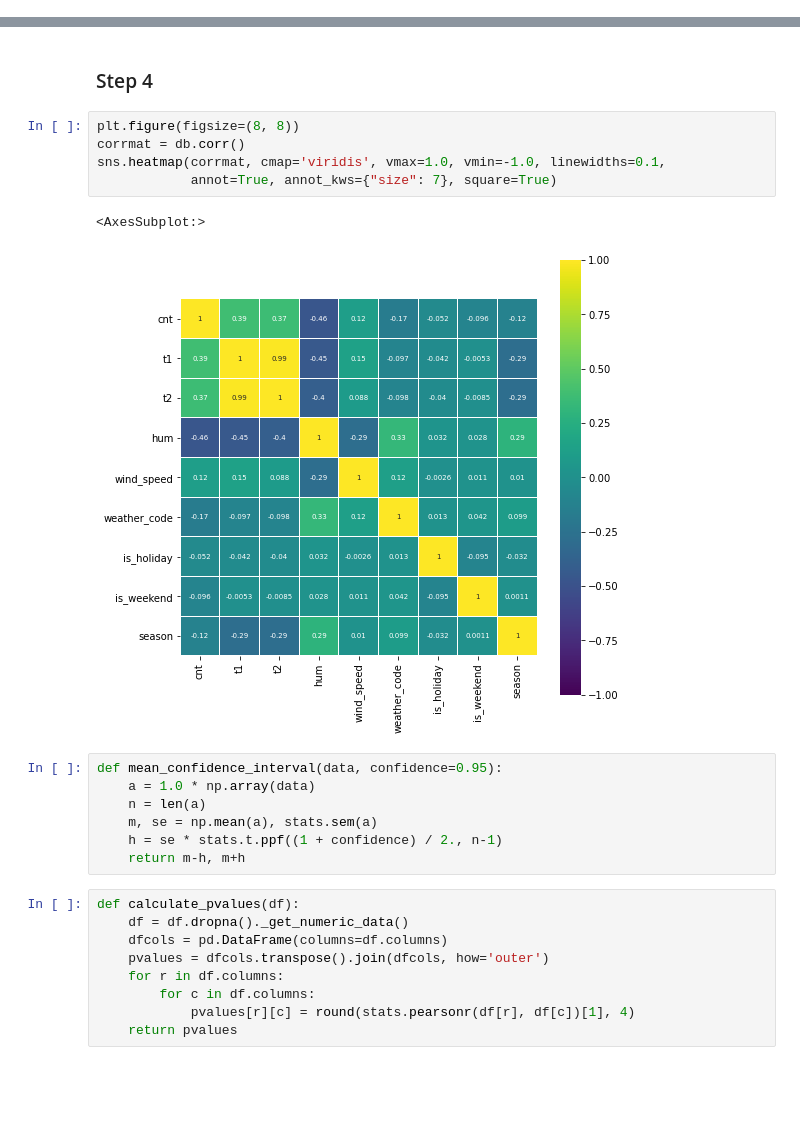
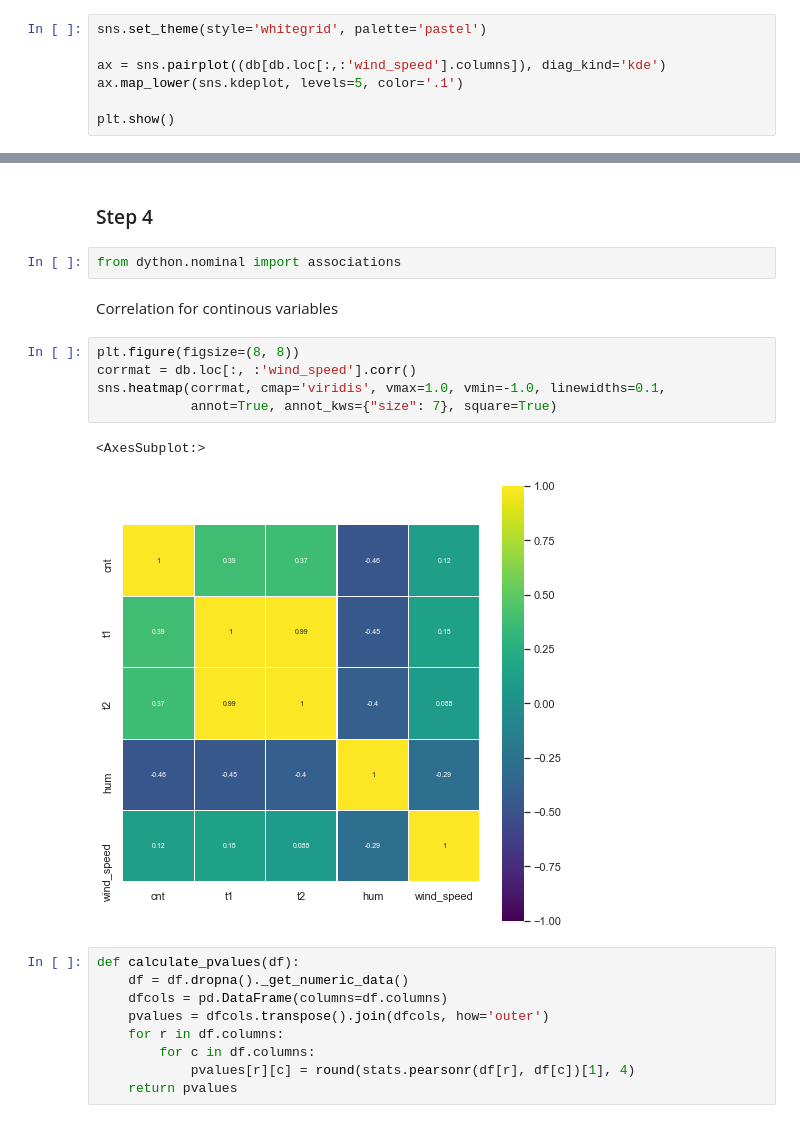
Before and after one commit to Lameus/Methods-and-models-for-multivariate-data-analysis, a Jupyter notebook: lab2.ipynb, the cells around one changed output, grey strips where cells are left out. Drawn from its saved outputs; the diff is of its cells as text; blank space fills up the shorter version.

```diff
--- a/lab2.ipynb
+++ b/lab2.ipynb
@@ -54,3 +54,10 @@ dtype: int64
 ### Step 1
 # %% [markdown]
 Distribution of continuous MRV
+# %%
+sns.set_theme(style='whitegrid', palette='pastel')
+
+ax = sns.pairplot((db[db.loc[:,:'wind_speed'].columns]), diag_kind='kde')
+ax.map_lower(sns.kdeplot, levels=5, color='.1')
+
+plt.show()
@@ -172,21 +222,18 @@ for i, col in enumerate(maj_db.loc[:, "t1":'wind_speed'].columns):
 The most difference we can see in the distribution of humidity
 # %% [markdown]
 ### Step 4
+# %%
+from dython.nominal import associations
+# %% [markdown]
+Correlation for continous variables
 # %%
 plt.figure(figsize=(8, 8))
-corrmat = db.corr()
+corrmat = db.loc[:, :'wind_speed'].corr()
 sns.heatmap(corrmat, cmap='viridis', vmax=1.0, vmin=-1.0, linewidths=0.1,
             annot=True, annot_kws={"size": 7}, square=True)
 # %% [output]
 <AxesSubplot:>
-[figure, old version]
+[figure, new version]
-# %%
-def mean_confidence_interval(data, confidence=0.95):
-    a = 1.0 * np.array(data)
-    n = len(a)
-    m, se = np.mean(a), stats.sem(a)
-    h = se * stats.t.ppf((1 + confidence) / 2., n-1)
-    return m-h, m+h
 # %%
 def calculate_pvalues(df):
     df = df.dropna()._get_numeric_data()
```
Also changed, not shown: parts of 46 cells of this notebook.
